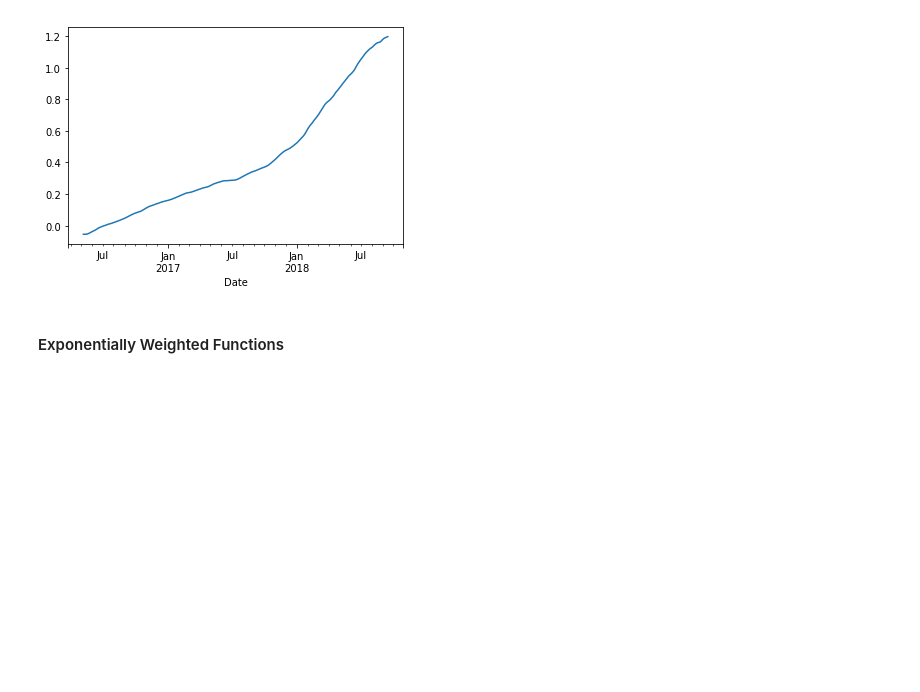
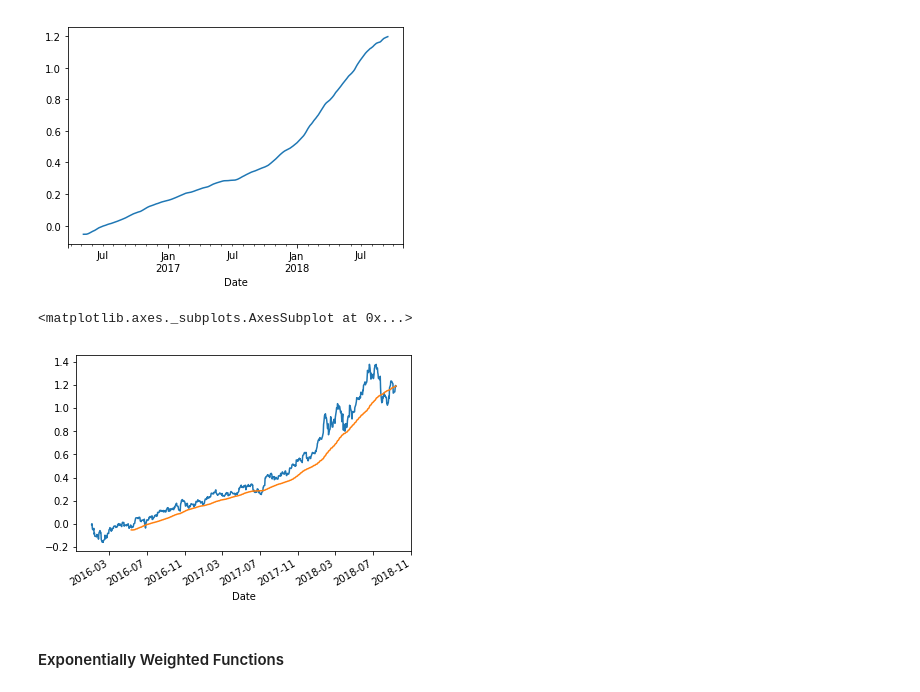
Before and after one commit to georgesturrock/7333_CS4, a Jupyter notebook: SignalFrontier.ipynb, the cells around one changed output. Cells and saved outputs as stored; diff of their text form; code cells hidden in the pictures; blank space fills up the shorter version.

```diff
--- a/SignalFrontier.ipynb
+++ b/SignalFrontier.ipynb
@@ -153,6 +161,13 @@ rets = px.pct_change()
 # %% [output]
 <matplotlib.axes._subplots.AxesSubplot at 0x...>
 [figure]
+# %%
+#Daily Portfolio to 90 Day Rolling Window Average
+((1 + pxTotRet).cumprod() - 1).plot()
+((1 + pxTotRet).cumprod() - 1).rolling(90).mean().plot()
+# %% [output]
+<matplotlib.axes._subplots.AxesSubplot at 0x...>
+[figure, added]
 # %% [markdown]
 #### Exponentially Weighted Functions
 # %%
```
Also changed, not shown: parts of 27 cells of this notebook.
